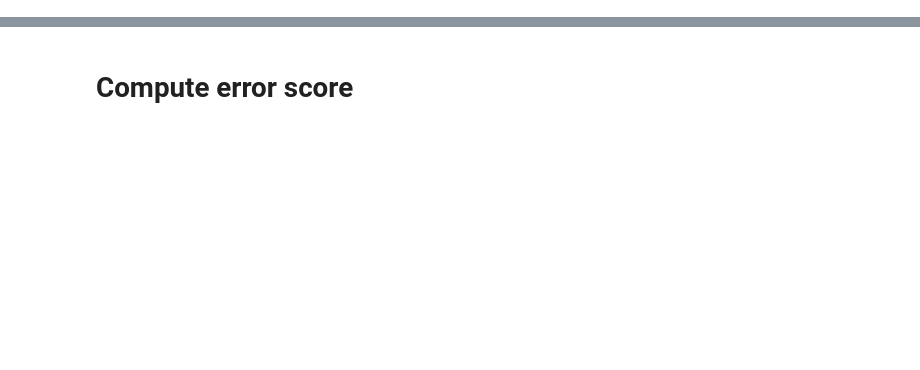
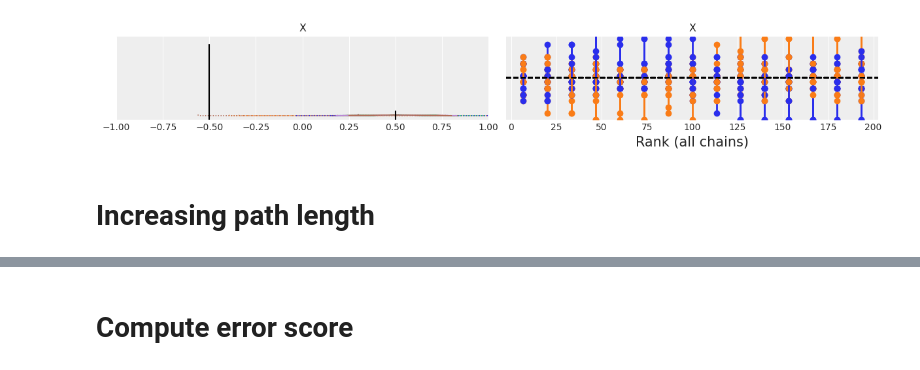
Before and after one commit to Grupo-de-modelado-probabilista/SMC_diagnostics, a Jupyter notebook: SMC_tests.ipynb, the cells around one changed output, grey strips where cells are left out. Cells and saved outputs as stored; diff of their text form; code cells hidden in the pictures; blank space fills up the shorter version.

```diff
--- a/SMC_tests.ipynb
+++ b/SMC_tests.ipynb
@@ -55,0 +94,9 @@ np.mean(idata_smc.posterior["X"] > 0).item()
+# %%
+with model:
+    idata_smc_hmc_2 = pm.sample_smc(100, kernel=pm.smc.HMC,
+                                  n_steps=15,
+                                  path_length=10,
+                                  max_steps=16,
+                                  vars=None,
+                                  cores=1,
+                                  chains=2)
@@ -55,0 +109,6 @@ np.mean(idata_smc.posterior["X"] > 0).item()
+# %%
+results(idata_smc_hmc_2)
+# %% [output]
+[figure, added]
+# %% [markdown]
+# Increasing path length
```
Also changed, not shown: parts of 18 cells of this notebook.
